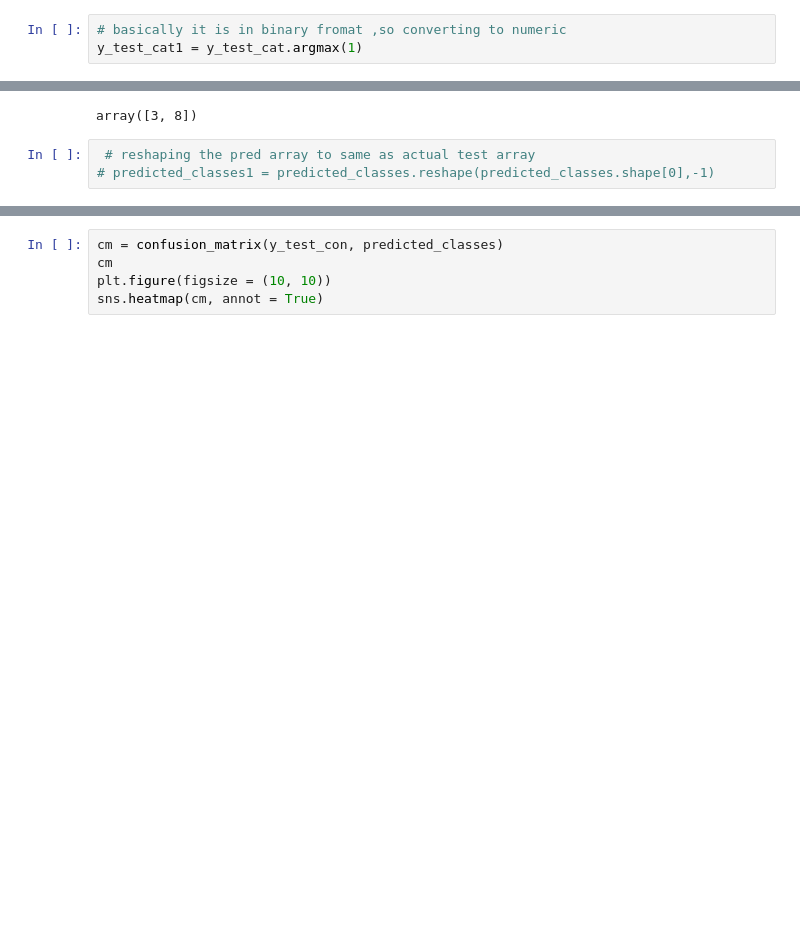
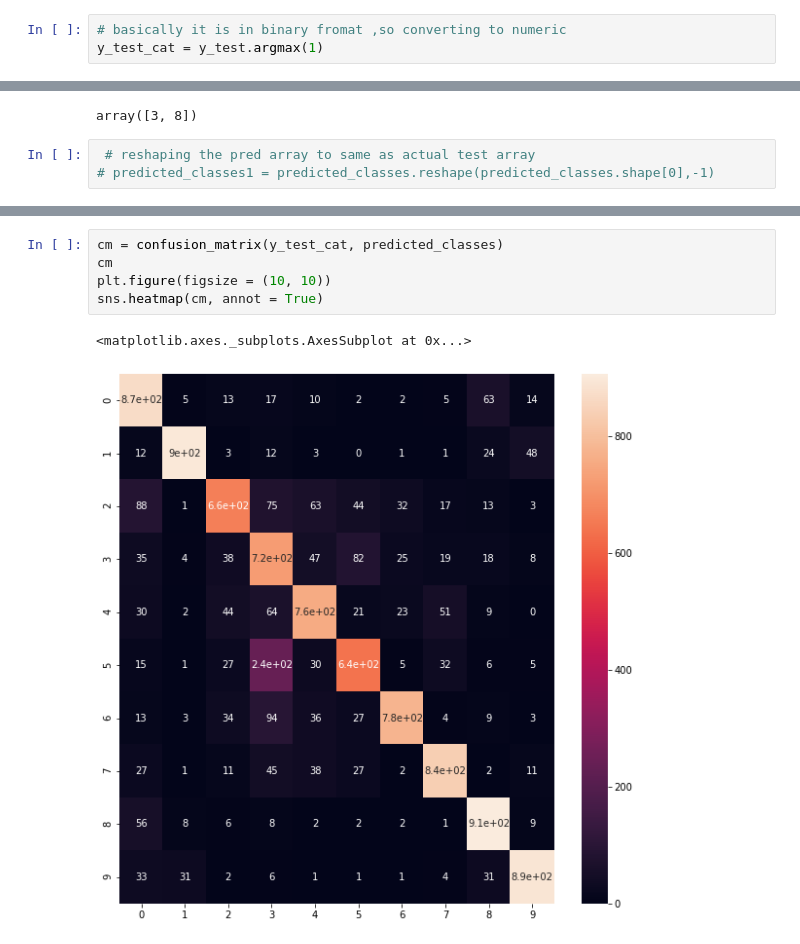
Before and after one commit to sulata2/Vino, a Jupyter notebook: CIFAR10-keras-classification (2).ipynb, the cells around one changed output, grey strips where cells are left out. Drawn from its saved outputs; the diff is of its cells as text; blank space fills up the shorter version.

```diff
--- a/CIFAR10-keras-classification (2).ipynb
+++ b/CIFAR10-keras-classification (2).ipynb
@@ -519,4 +535,4 @@ array([[3],
 # %%
 # basically it is in binary fromat ,so converting to numeric
-y_test_cat1 = y_test_cat.argmax(1)
+y_test_cat = y_test.argmax(1)
 # %%
@@ -542,5 +559,8 @@ array([[762,   8,  25,  22,   5,   5,  11,  83,  36],
 # %%
-cm = confusion_matrix(y_test_con, predicted_classes)
+cm = confusion_matrix(y_test_cat, predicted_classes)
 cm
 plt.figure(figsize = (10, 10))
 sns.heatmap(cm, annot = True)
+# %% [output]
+<matplotlib.axes._subplots.AxesSubplot at 0x...>
+[figure, added]
```
Also changed, not shown: parts of 8 cells of this notebook.
